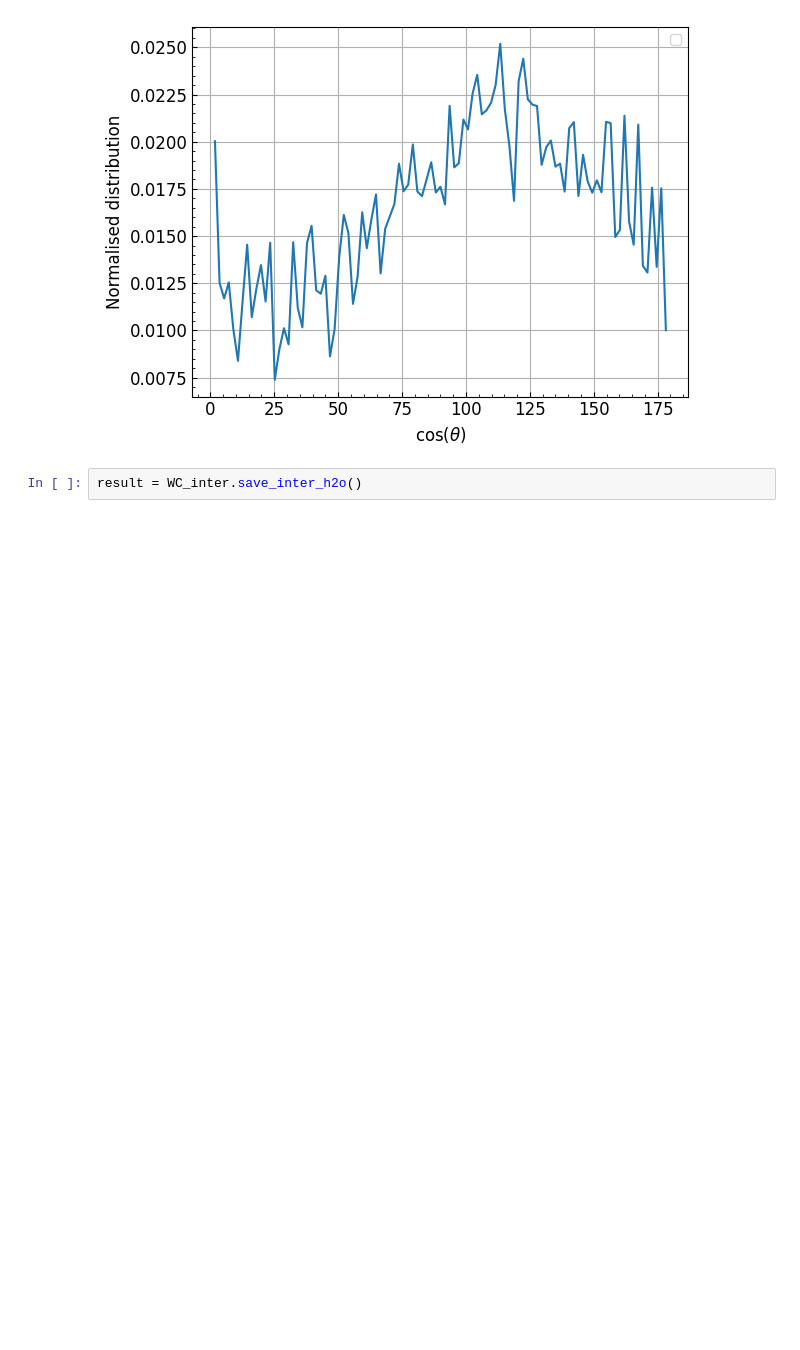
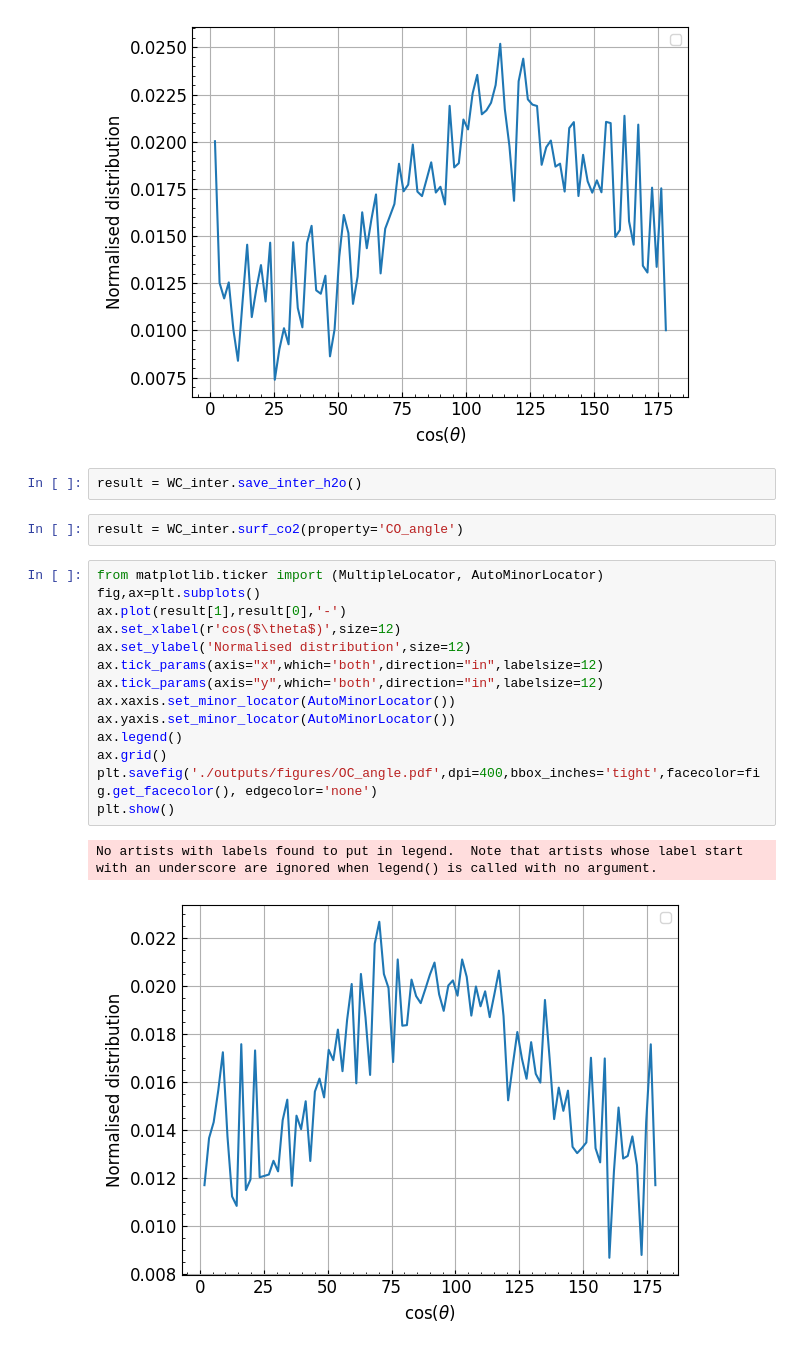
Before and after one commit to water-ice-group/on_a_WIM, a Jupyter notebook: development.ipynb, the cells around one changed output. Saved outputs shown, nothing was run; the diff lists cells and outputs as text; blank space fills up the shorter version.

```diff
--- a/development.ipynb
+++ b/development.ipynb
@@ -650,3 +648,22 @@ No artists with labels found to put in legend.  Note that artists whose label st
 [figure]
 # %%
 result = WC_inter.save_inter_h2o()
+# %%
+result = WC_inter.surf_co2(property='CO_angle')
+# %%
+from matplotlib.ticker import (MultipleLocator, AutoMinorLocator)
+fig,ax=plt.subplots()
+ax.plot(result[1],result[0],'-')
+ax.set_xlabel(r'cos($\theta$)',size=12)
+ax.set_ylabel('Normalised distribution',size=12)
+ax.tick_params(axis="x",which='both',direction="in",labelsize=12)
+ax.tick_params(axis="y",which='both',direction="in",labelsize=12)
+ax.xaxis.set_minor_locator(AutoMinorLocator())
+ax.yaxis.set_minor_locator(AutoMinorLocator())
+ax.legend()
+ax.grid()
+plt.savefig('./outputs/figures/OC_angle.pdf',dpi=400,bbox_inches='tight',facecolor=fig.get_facecolor(), edgecolor='none')
+plt.show()
+# %% [output]
+No artists with labels found to put in legend.  Note that artists whose label start with an underscore are ignored when legend() is called with no argument.
+[figure, added]
```
Also changed, not shown: parts of 1 cell of this notebook, 5 other files.
